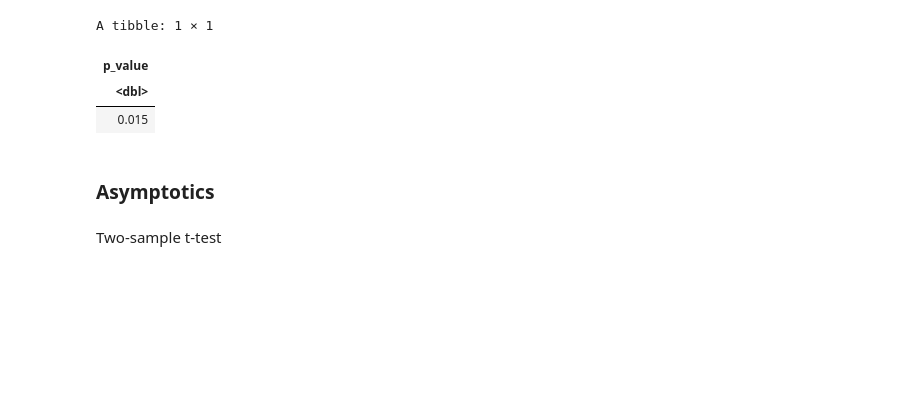
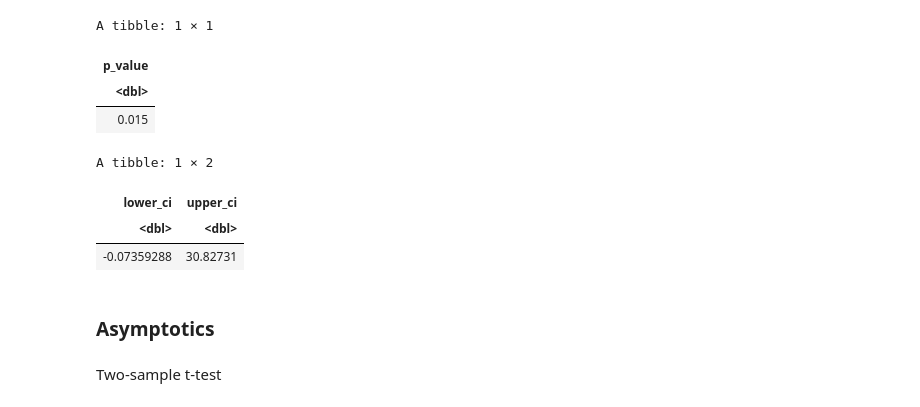
Before and after one commit to lanchiphamm/Stock_Market_Analysis, a Jupyter notebook: group_6.ipynb, the cells around one changed output. Drawn from its saved outputs; the diff is of its cells as text; code cells hidden in the pictures; blank space fills up the shorter version.

```diff
--- a/group_6.ipynb
+++ b/group_6.ipynb
@@ -351,6 +351,21 @@ A tibble: 1 × 1
 | p_value |
 | <dbl> |
 | 0.015 |
+# %%
+set.seed(9284)
+# Confidence interval
+ci_level <- sample_dfboth %>%
+    specify(formula = yearly.performance ~ data) %>%
+    generate(reps = 5000, type = "bootstrap") %>%
+    calculate(stat = "diff in means", order = c("Raw Material Industries", "Rest of the market")) %>%
+    get_ci()
+
+ci_level
+# %% [output]
+A tibble: 1 × 2
+| lower_ci | upper_ci |
+| <dbl> | <dbl> |
+| -0.07359288 | 30.82731 |
 # %% [markdown]
 ### Asymptotics
 # %% [markdown]
```
Also changed, not shown: parts of 1 cell of this notebook.
